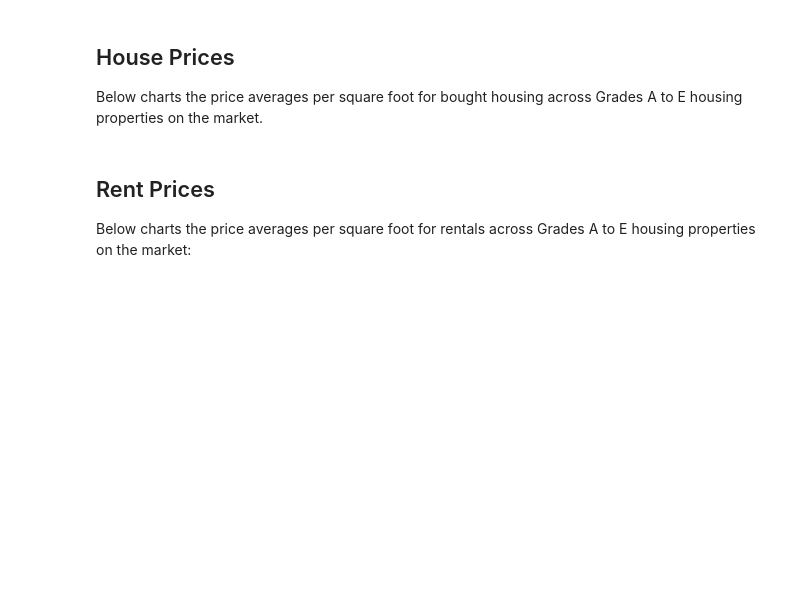
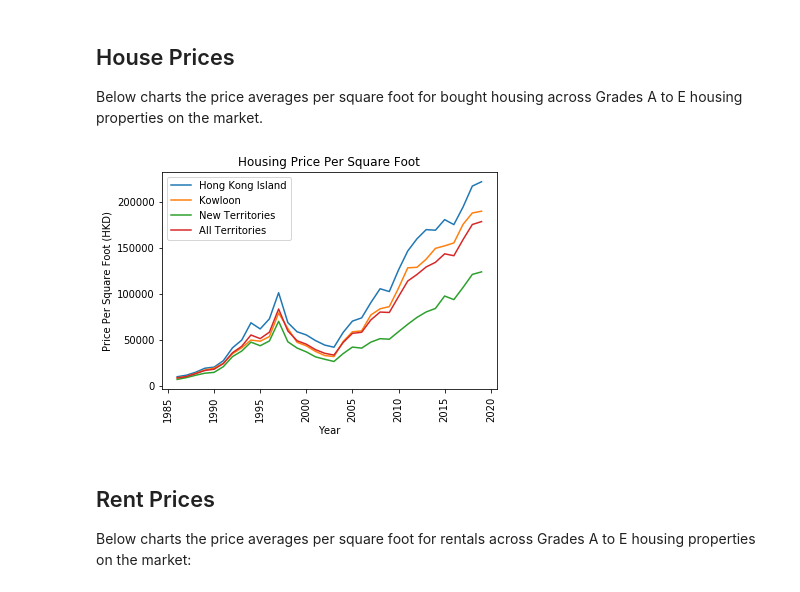
Before and after one commit to angusleung100/hkhousinganalysis, a Jupyter notebook: HK Housing Analysis.ipynb, the cells around one changed output. Cells and saved outputs as stored; diff of their text form; code cells hidden in the pictures; blank space fills up the shorter version.

Commit message:
Added charts for avg prices and rents

```diff
--- a/HK Housing Analysis.ipynb
+++ b/HK Housing Analysis.ipynb
@@ -57,6 +57,83 @@ plot.show()
 ## House Prices
 
 Below charts the price averages per square foot for bought housing across Grades A to E housing properties on the market.
+# %%
+# Housing Price Data
+
+# Hong Kong Island Data
+priceByClassHKIDataQuery = cursor.execute("SELECT * FROM `rv_price_by_class_data_hki`;")
+pricebyClassHKIDataQuery = cursor.fetchall()
+
+priceByClassHKIDF = panda.DataFrame(pricebyClassHKIDataQuery)
+
+yearToNum = []
+avgPriceHKI = []
+
+for row in priceByClassHKIDF.iloc(0):
+    yearToNum.append(int(row[0]))
+    avgPriceHKI.append((float(row[1]) + float(row[2]) + float(row[3]) + float(row[4]) + float(row[5]))/5)
+
+try:
+    plot.plot(yearToNum, avgPriceHKI, label="Hong Kong Island")
+
+    plot.title("Housing Price Per Square Foot")
+    plot.xlabel("Year")
+    plot.xticks(rotation=90)
+    plot.ylabel("Price Per Square Foot (HKD)")
+except TypeError:
+    pass
+
+# Kowloon Data
+priceByClassKOWDataQuery = cursor.execute("SELECT * FROM `rv_price_by_class_data_kow`;")
+pricebyClassKOWDataQuery = cursor.fetchall()
+
+priceByClassKOWDF = panda.DataFrame(pricebyClassKOWDataQuery)
+
+yearToNum = []
+avgPriceKOW = []
+
+for row in priceByClassKOWDF.iloc(0):
+    yearToNum.append(int(row[0]))
+    avgPriceKOW.append((float(row[1]) + float(row[2]) + float(row[3]) + float(row[4]) + float(row[5]))/5)
+
+try:
+    plot.plot(yearToNum, avgPriceKOW, label="Kowloon")
+except TypeError:
+    pass
+
+# New Territories Data
+priceByClassNTDataQuery = cursor.execute("SELECT * FROM `rv_price_by_class_data_nt`;")
+pricebyClassNTDataQuery = cursor.fetchall()
+
+priceByClassNTDF = panda.DataFrame(pricebyClassNTDataQuery)
+
+yearToNum = []
+avgPriceNT = []
+
+for row in priceByClassNTDF.iloc(0):
+    yearToNum.append(int(row[0]))
+    avgPriceNT.append((float(row[1]) + float(row[2]) + float(row[3]) + float(row[4]) + float(row[5]))/5)
+
+try:
+    plot.plot(yearToNum, avgPriceNT, label="New Territories")
+except TypeError:
+    pass
+
+# All Territories
+
+avgPriceAllTerritories = []
+
+for index in range(len(avgPriceNT)):
+    avgPriceAllTerritories.append((float(avgPriceHKI[index]) + float(avgPriceKOW[index]) + float(avgPriceNT[index]))/3)
+
+try:
+    plot.plot(yearToNum, avgPriceAllTerritories, label="All Territories")
+    plot.legend()
+    plot.show()
+except TypeError:
+    pass
+# %% [output]
+[figure, added]
 # %% [markdown]
 ## Rent Prices
 
```
Also changed, not shown: parts of 1 cell of this notebook.
